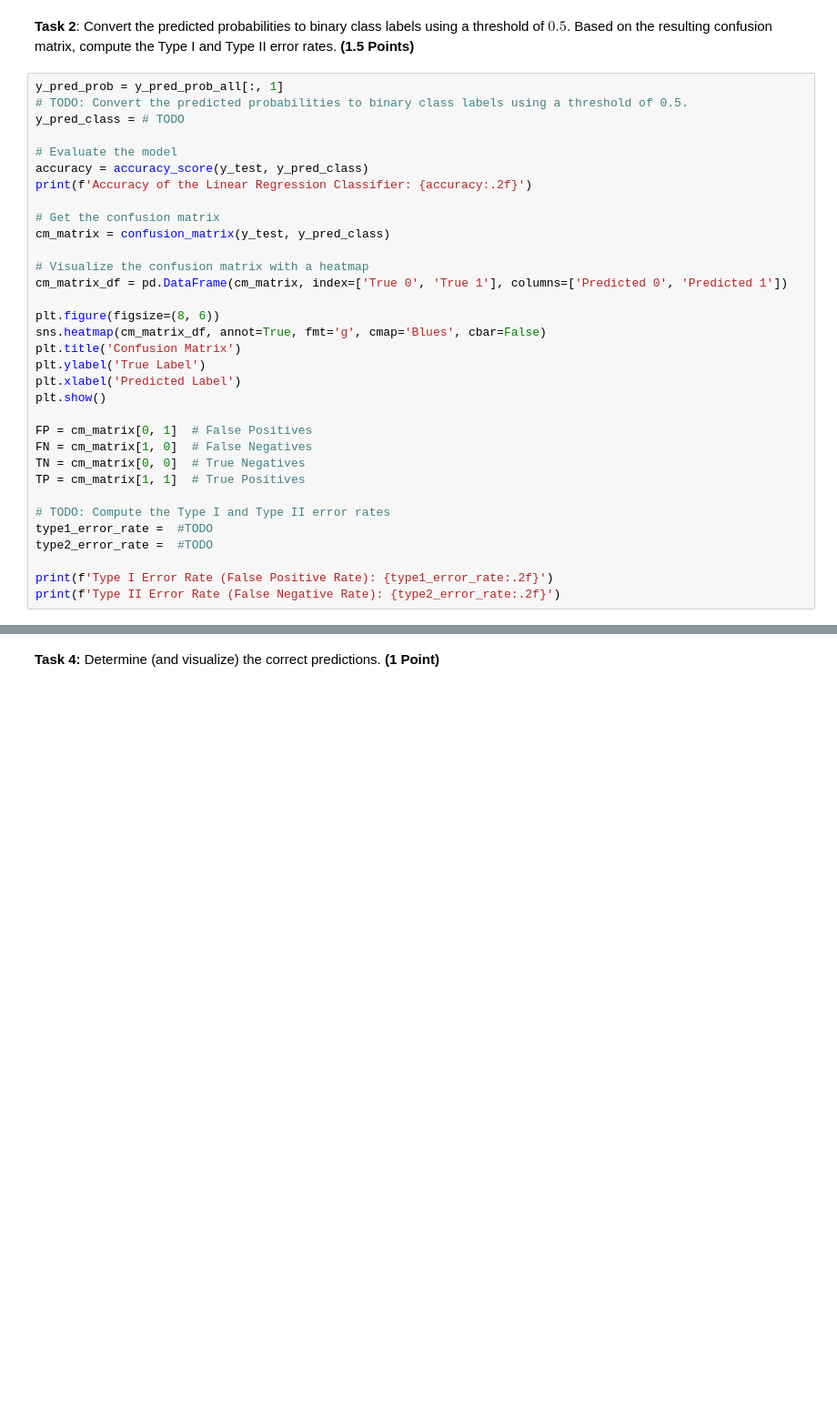
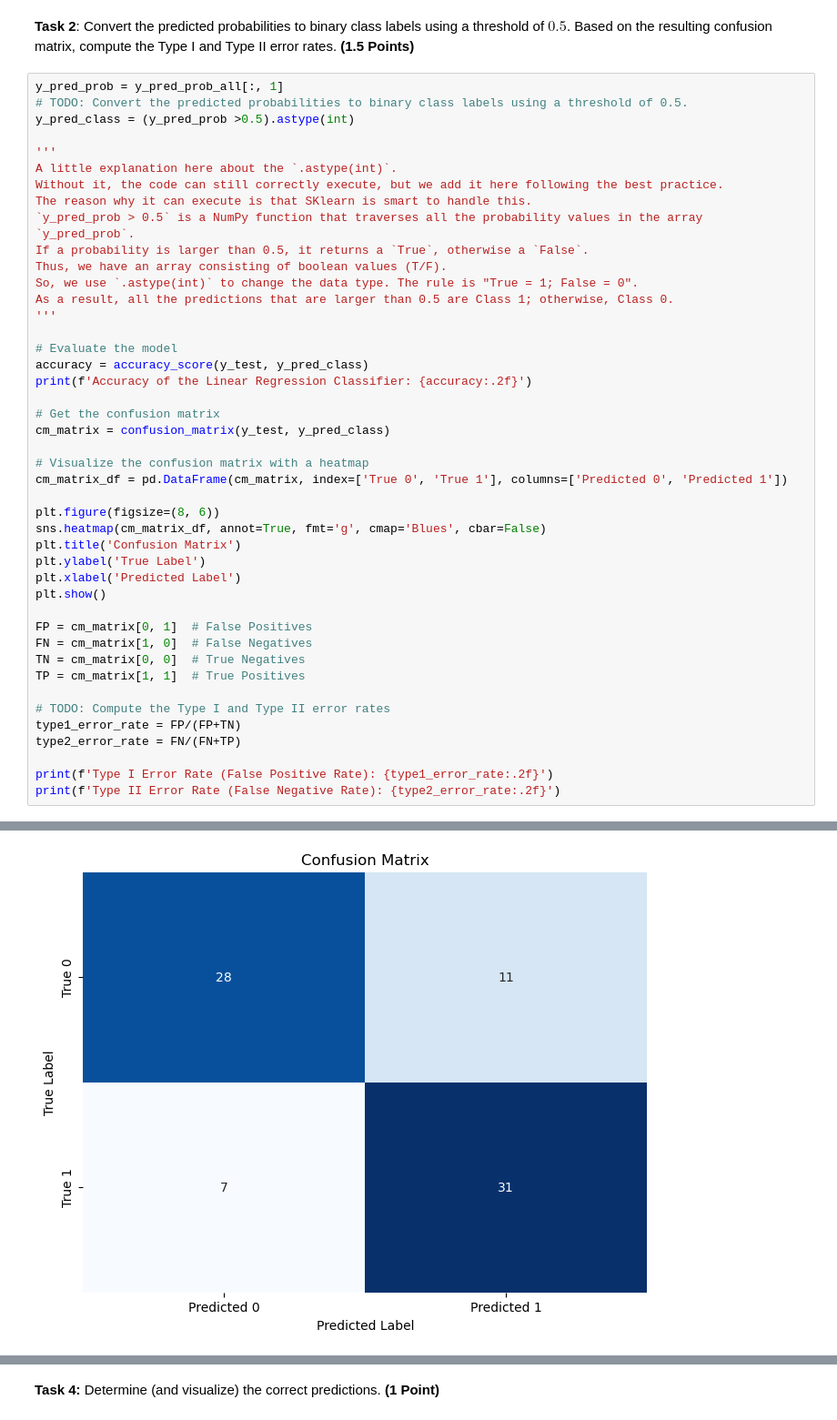
Before and after one commit to hongxuzhou/EML_25WS, a Jupyter notebook: week2/assignment_2_handout.ipynb, the cells around one changed output, grey strips where cells are left out. Shown at 91% size. Cells and saved outputs as stored; diff of their text form; blank space fills up the shorter version.

Commit message:
Finished all answers except the last todo
Task 3, task 6 need double-check.

```diff
--- a/week2/assignment_2_handout.ipynb
+++ b/week2/assignment_2_handout.ipynb
@@ -157,7 +193,18 @@ Briefly describe the Plots: **TODO**
 # %%
 y_pred_prob = y_pred_prob_all[:, 1]
 # TODO: Convert the predicted probabilities to binary class labels using a threshold of 0.5.
-y_pred_class = # TODO
+y_pred_class = (y_pred_prob >0.5).astype(int)
+
+'''
+A little explanation here about the `.astype(int)`.
+Without it, the code can still correctly execute, but we add it here following the best practice.
+The reason why it can execute is that SKlearn is smart to handle this.
+`y_pred_prob > 0.5` is a NumPy function that traverses all the probability values in the array `y_pred_prob`.
+If a probability is larger than 0.5, it returns a `True`, otherwise a `False`.
+Thus, we have an array consisting of boolean values (T/F).
+So, we use `.astype(int)` to change the data type. The rule is "True = 1; False = 0".
+As a result, all the predictions that are larger than 0.5 are Class 1; otherwise, Class 0.
+'''
 
 # Evaluate the model
 accuracy = accuracy_score(y_test, y_pred_class)
@@ -182,8 +229,9 @@ TN = cm_matrix[0, 0]  # True Negatives
 TP = cm_matrix[1, 1]  # True Positives
 
 # TODO: Compute the Type I and Type II error rates
-type1_error_rate =  #TODO
-type2_error_rate =  #TODO
+type1_error_rate = FP/(FP+TN)
+type2_error_rate = FN/(FN+TP)
 
 print(f'Type I Error Rate (False Positive Rate): {type1_error_rate:.2f}')
 print(f'Type II Error Rate (False Negative Rate): {type2_error_rate:.2f}')
+# %% [output]
@@ -189,0 +239 @@ print(f'Type II Error Rate (False Negative Rate): {type2_error_rate:.2f}')
+[figure, added]
```
Also changed, not shown: parts of 14 cells of this notebook.
